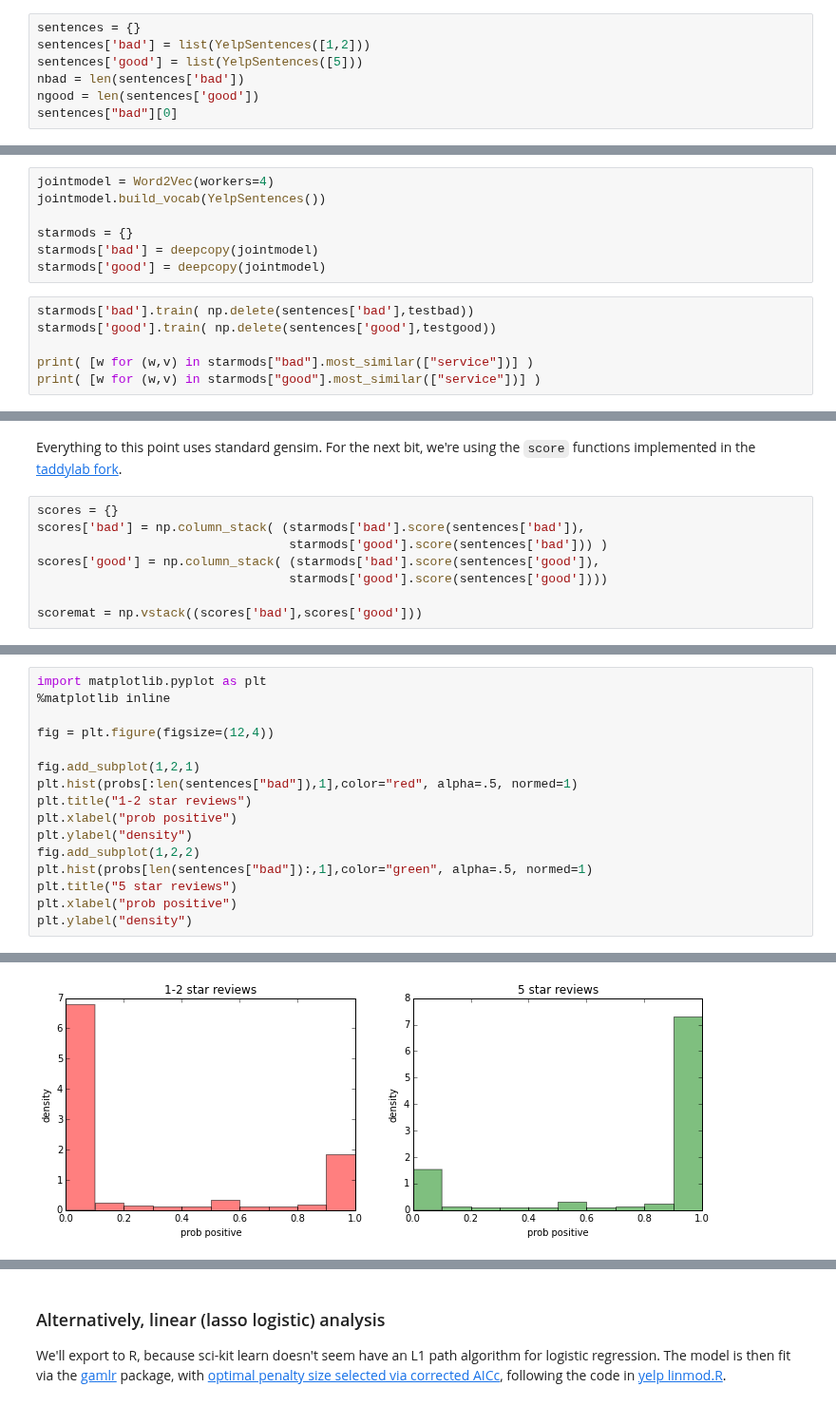
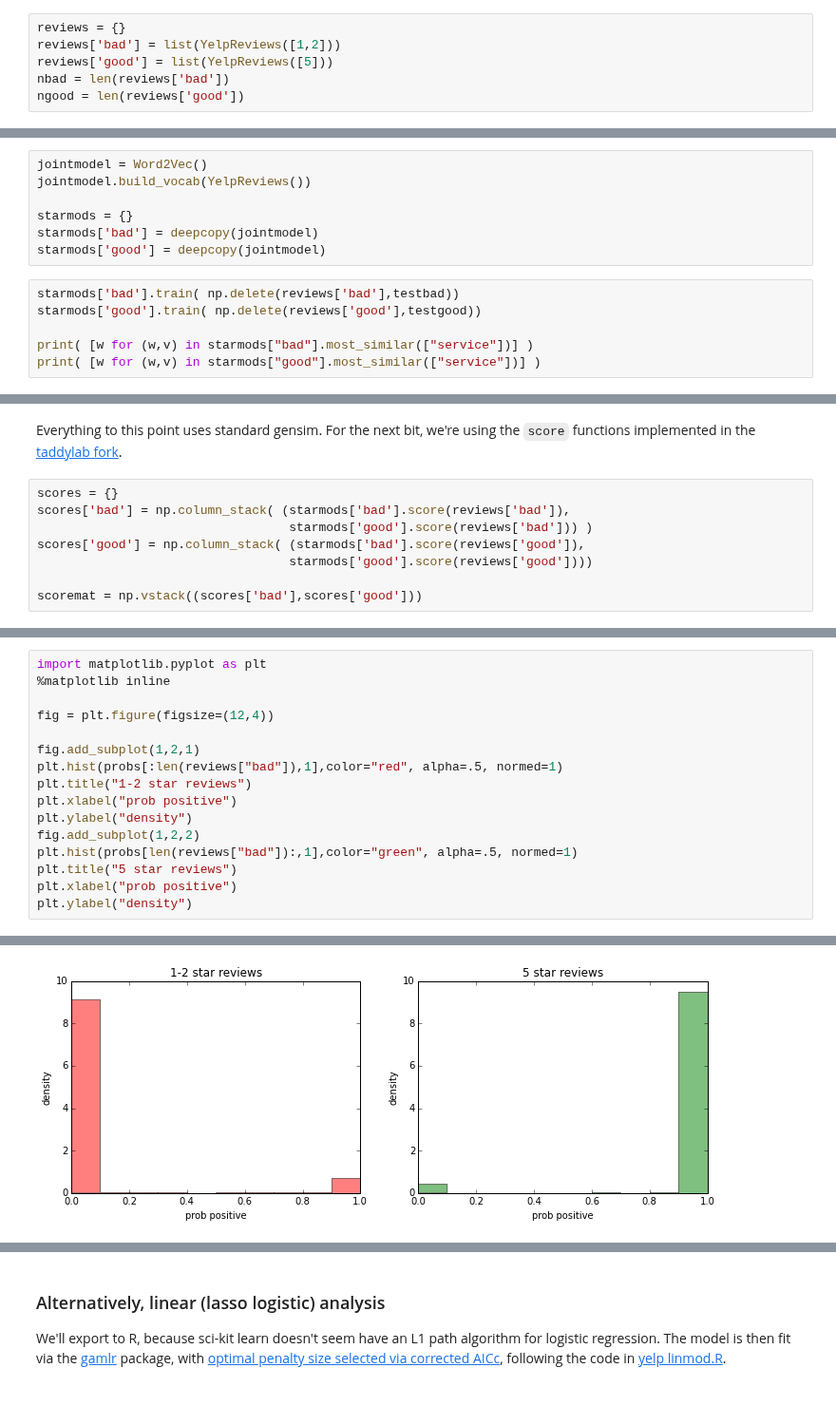
Before and after one commit to TaddyLab/deepir, a Jupyter notebook: w2v-inversion.ipynb, the cells around one changed output, grey strips where cells are left out. Shown at 95% size. Drawn from its saved outputs; the diff is of its cells as text.

Commit message:
running full reviews

```diff
--- a/w2v-inversion.ipynb
+++ b/w2v-inversion.ipynb
@@ -73,7 +71,6 @@ def YelpSentences( stars = [1,2,3,4,5] ):
 # %%
-sentences = {}
-sentences['bad'] = list(YelpSentences([1,2]))
-sentences['good'] = list(YelpSentences([5]))
-nbad = len(sentences['bad'])
-ngood = len(sentences['good'])
-sentences["bad"][0]
+reviews = {}
+reviews['bad'] = list(YelpReviews([1,2]))
+reviews['good'] = list(YelpReviews([5]))
+nbad = len(reviews['bad'])
+ngood = len(reviews['good'])
@@ -84,15 +79,15 @@ ntest = 1e4
 testbad = np.random.choice(range(nbad),ntest)
 testgood = np.random.choice(range(ngood),ntest)
 # %%
-jointmodel = Word2Vec(workers=4)
-jointmodel.build_vocab(YelpSentences())
+jointmodel = Word2Vec()
+jointmodel.build_vocab(YelpReviews())
 
 starmods = {}
 starmods['bad'] = deepcopy(jointmodel)
 starmods['good'] = deepcopy(jointmodel)
 # %%
-starmods['bad'].train( np.delete(sentences['bad'],testbad))
-starmods['good'].train( np.delete(sentences['good'],testgood))
+starmods['bad'].train( np.delete(reviews['bad'],testbad))
+starmods['good'].train( np.delete(reviews['good'],testgood))
 
 print( [w for (w,v) in starmods["bad"].most_similar(["service"])] )
 print( [w for (w,v) in starmods["good"].most_similar(["service"])] )
@@ -103,10 +98,10 @@ print( [w for (w,v) in starmods["good"].most_similar(["service"])] )
 Everything to this point uses standard gensim.  For the next bit, we're using the `score` functions implemented in the [taddylab fork](https://github.com/TaddyLab/gensim).
 # %%
 scores = {}
-scores['bad'] = np.column_stack( (starmods['bad'].score(sentences['bad']),
-                                  starmods['good'].score(sentences['bad'])) )
-scores['good'] = np.column_stack( (starmods['bad'].score(sentences['good']),
-                                  starmods['good'].score(sentences['good'])))
+scores['bad'] = np.column_stack( (starmods['bad'].score(reviews['bad']),
+                                  starmods['good'].score(reviews['bad'])) )
+scores['good'] = np.column_stack( (starmods['bad'].score(reviews['good']),
+                                  starmods['good'].score(reviews['good'])))
 
 scoremat = np.vstack((scores['bad'],scores['good']))
 # %%
@@ -146,20 +141,20 @@ print( np.mean(predy[nbad:]) )
 # %%
 import matplotlib.pyplot as plt
 %matplotlib inline
 
 fig = plt.figure(figsize=(12,4))
 
 fig.add_subplot(1,2,1)
-plt.hist(probs[:len(sentences["bad"]),1],color="red", alpha=.5, normed=1)
+plt.hist(probs[:len(reviews["bad"]),1],color="red", alpha=.5, normed=1)
 plt.title("1-2 star reviews")
 plt.xlabel("prob positive")
 plt.ylabel("density")
 fig.add_subplot(1,2,2)
-plt.hist(probs[len(sentences["bad"]):,1],color="green", alpha=.5, normed=1)
+plt.hist(probs[len(reviews["bad"]):,1],color="green", alpha=.5, normed=1)
 plt.title("5 star reviews")
 plt.xlabel("prob positive")
 plt.ylabel("density")
 # %% [output]
 <matplotlib.text.Text at 0x...>
-[figure, old version]
+[figure, new version]
 # %% [markdown]
```
Also changed, not shown: parts of 17 cells of this notebook, 3 other files.
